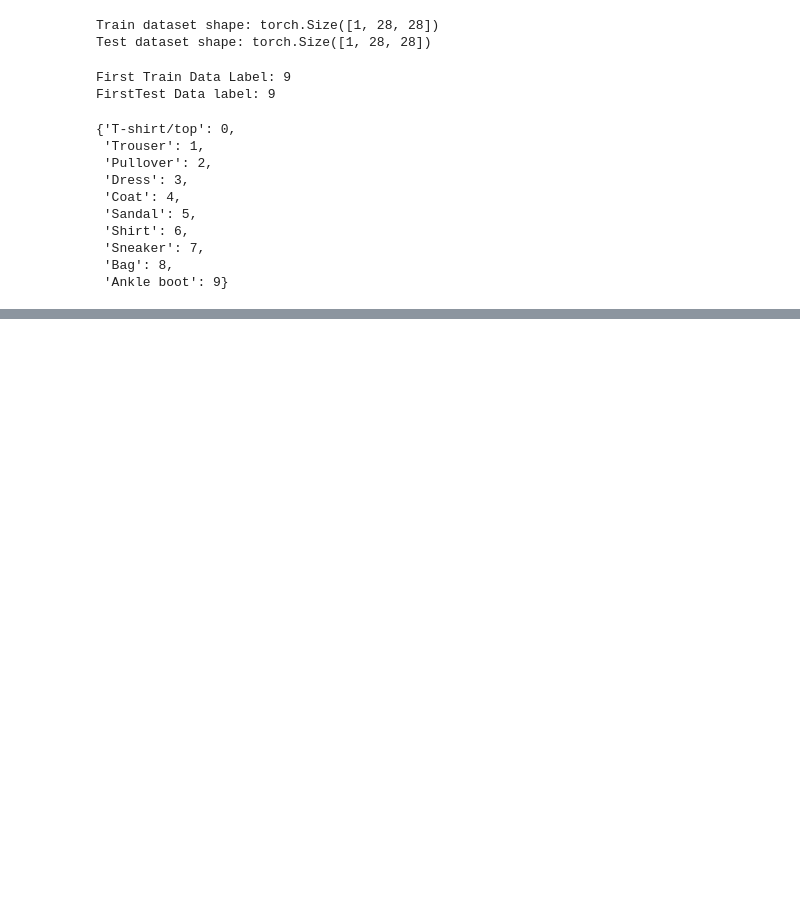
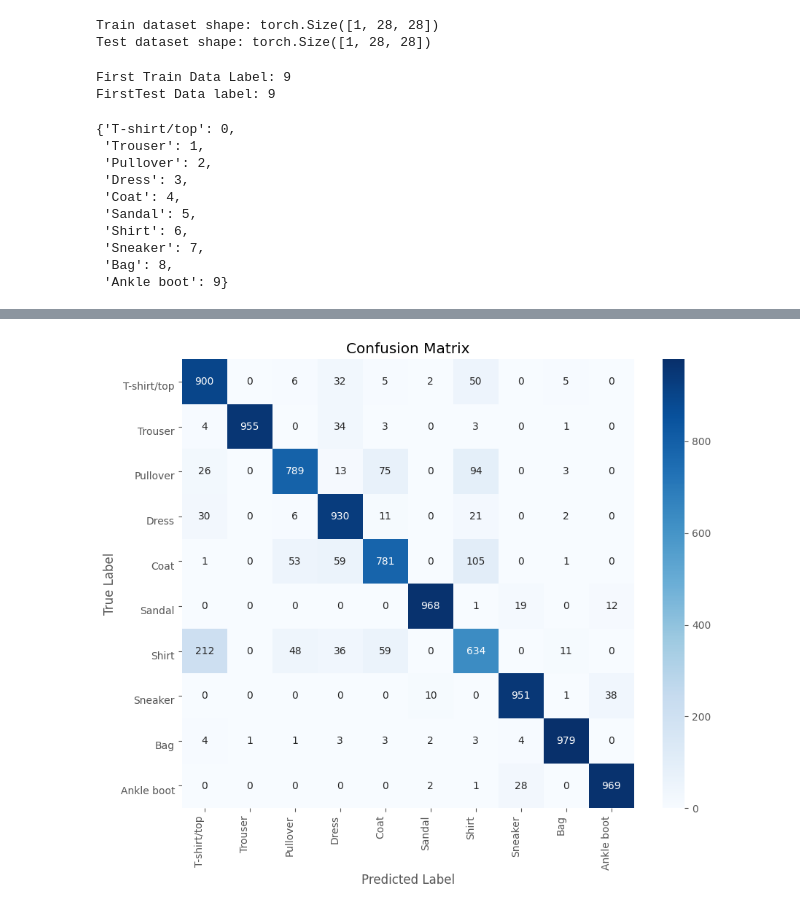
Before and after one commit to mobadara/fashion-mnist-pytorch-cnn, a Jupyter notebook: fashion-mnist-cnn.ipynb, the cells around one changed output, grey strips where cells are left out. Saved outputs shown, nothing was run; the diff lists cells and outputs as text; code cells hidden in the pictures; blank space fills up the shorter version.

```diff
--- a/fashion-mnist-cnn.ipynb
+++ b/fashion-mnist-cnn.ipynb
@@ -80,0 +172,21 @@ Our goal is to develop a Deep Learning Model using PyTorch Convolutional Neural
+# %%
+class Net(nn.Module):
+    def __init__(self, num_classes=10):
+        super(Net, self).__init__()
+        self.conv1 = nn.Conv2d(in_channels=1, out_channels=32, kernel_size=3, padding=1)
+        self.relu1 = nn.ReLU()
+        self.pool1 = nn.MaxPool2d(kernel_size=2, stride=2)
+        self.conv2 = nn.Conv2d(in_channels=32, out_channels=64, kernel_size=3, padding=1)
+        self.relu2 = nn.ReLU()
+        self.pool2 = nn.MaxPool2d(kernel_size=2, stride=2)
+        self.fc1 = nn.Linear(in_features=64*7*7, out_features=128)
+        self.relu3 = nn.ReLU()
+        self.fc2 = nn.Linear(in_features=128, out_features=num_classes)
+
+    def forward(self, x):
+        x = self.pool1(self.relu1(self.conv1(x)))
+        x = self.pool2(self.relu2(self.conv2(x)))
+        x = x.view(-1, 64 * 7 * 7)
+        x = self.relu3(self.fc1(x))
+        x = self.fc2(x)
+        return x
@@ -80,0 +476,13 @@ Our goal is to develop a Deep Learning Model using PyTorch Convolutional Neural
+# %%
+# Plot confusion matrix
+plt.figure(figsize=(10, 8))
+sns.heatmap(cm, annot=True, fmt='d', cmap='Blues',
+            xticklabels=class_names, yticklabels=class_names)
+plt.xticks(rotation=90, ha='right')
+plt.yticks(rotation=0, va='top')
+plt.xlabel('Predicted Label')
+plt.ylabel('True Label')
+plt.title('Confusion Matrix')
+plt.show()
+# %% [output]
+[figure, added]
```
Also changed, not shown: parts of 40 cells of this notebook.
